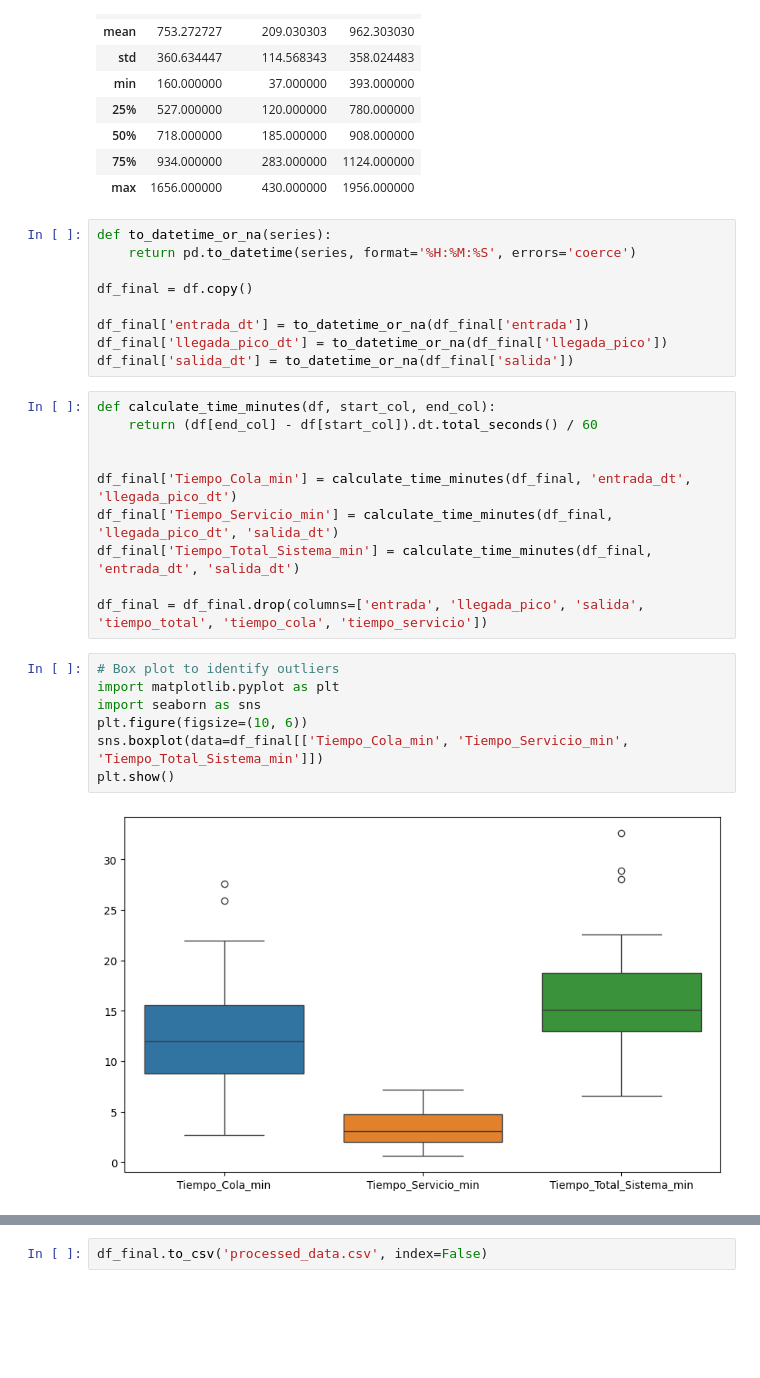
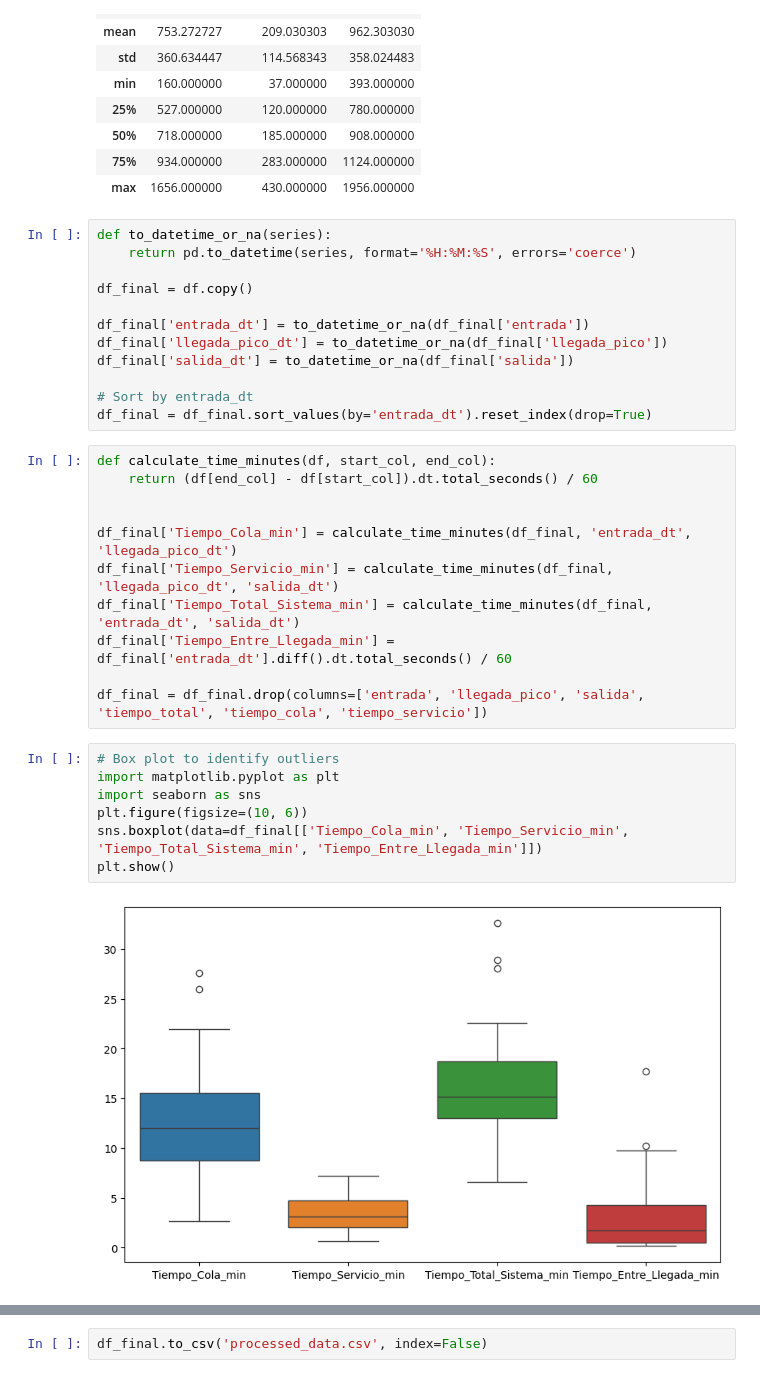
Before and after one commit to SebastianJRamirezA/gas_station_sim, a Jupyter notebook: data/data_preprocessing.ipynb, the cells around one changed output, grey strips where cells are left out. Cells and saved outputs as stored; diff of their text form; blank space fills up the shorter version.

```diff
--- a/data/data_preprocessing.ipynb
+++ b/data/data_preprocessing.ipynb
@@ -34,6 +34,9 @@ df_final = df.copy()
 df_final['entrada_dt'] = to_datetime_or_na(df_final['entrada'])
 df_final['llegada_pico_dt'] = to_datetime_or_na(df_final['llegada_pico'])
 df_final['salida_dt'] = to_datetime_or_na(df_final['salida'])
+
+# Sort by entrada_dt
+df_final = df_final.sort_values(by='entrada_dt').reset_index(drop=True)
 # %%
 def calculate_time_minutes(df, start_col, end_col):
     return (df[end_col] - df[start_col]).dt.total_seconds() / 60
@@ -42,17 +45,18 @@ def calculate_time_minutes(df, start_col, end_col):
 df_final['Tiempo_Cola_min'] = calculate_time_minutes(df_final, 'entrada_dt', 'llegada_pico_dt')
 df_final['Tiempo_Servicio_min'] = calculate_time_minutes(df_final, 'llegada_pico_dt', 'salida_dt')
 df_final['Tiempo_Total_Sistema_min'] = calculate_time_minutes(df_final, 'entrada_dt', 'salida_dt')
+df_final['Tiempo_Entre_Llegada_min'] = df_final['entrada_dt'].diff().dt.total_seconds() / 60
 
 df_final = df_final.drop(columns=['entrada', 'llegada_pico', 'salida', 'tiempo_total', 'tiempo_cola', 'tiempo_servicio'])
 # %%
 # Box plot to identify outliers
 import matplotlib.pyplot as plt
 import seaborn as sns
 plt.figure(figsize=(10, 6))
-sns.boxplot(data=df_final[['Tiempo_Cola_min', 'Tiempo_Servicio_min', 'Tiempo_Total_Sistema_min']])
+sns.boxplot(data=df_final[['Tiempo_Cola_min', 'Tiempo_Servicio_min', 'Tiempo_Total_Sistema_min', 'Tiempo_Entre_Llegada_min']])
 plt.show()
 # %% [output]
-[figure, old version]
+[figure, new version]
 # %%
 def detect_outliers_iqr(df, column_name):
     Q1 = df[column_name].quantile(0.25)
```
Also changed, not shown: parts of 2 cells of this notebook, 2 other files.
